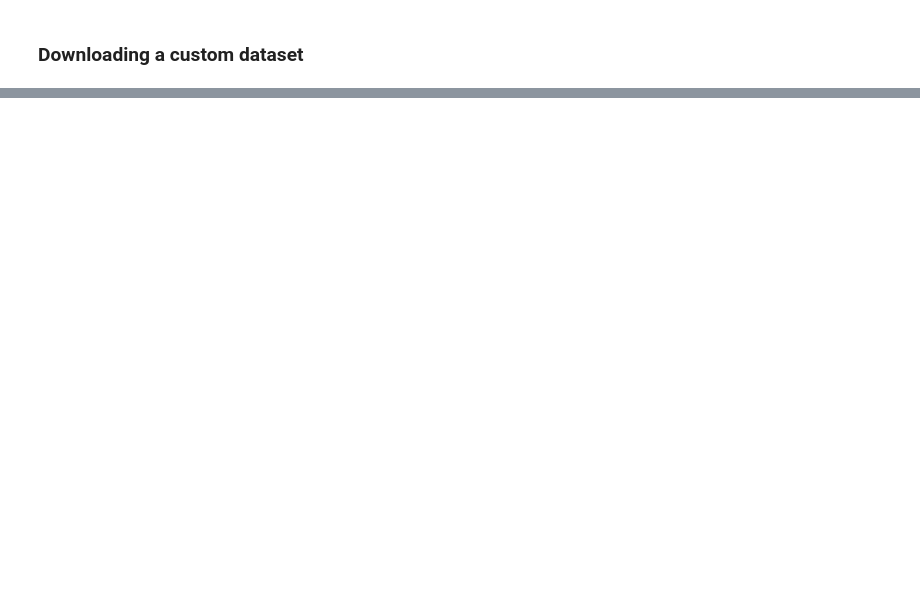
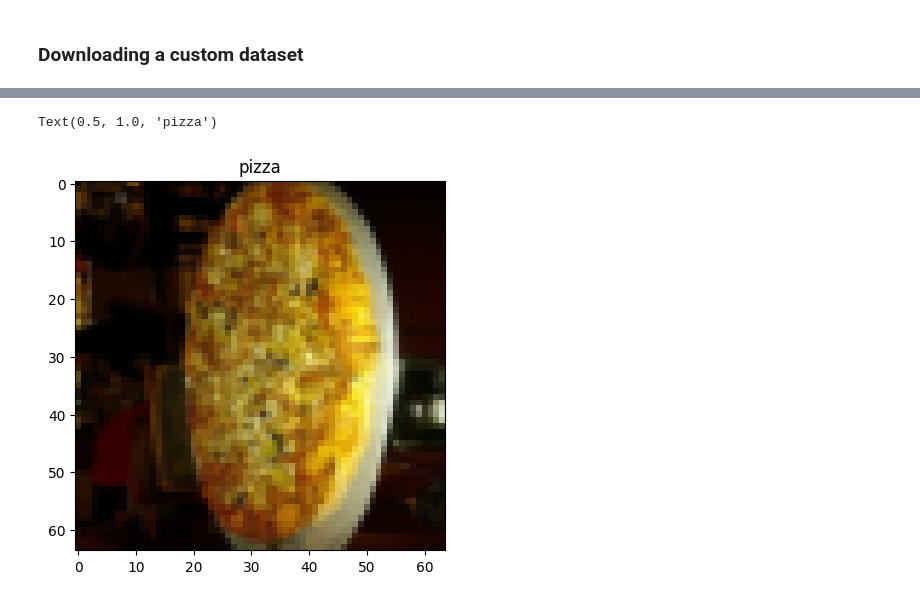
Before and after one commit to GGisMee/PyTorch, a Jupyter notebook: 04/custom_datasets.ipynb, the cells around one changed output, grey strips where cells are left out. Drawn from its saved outputs; the diff is of its cells as text; code cells hidden in the pictures; blank space fills up the shorter version.

Commit message:
custom datasets done

```diff
--- a/04/custom_datasets.ipynb
+++ b/04/custom_datasets.ipynb
@@ -54,0 +55,6 @@ Unzipping pizza, steak and sushi data
+# %%
+# Setup training and testing paths
+train_dir = image_path / 'train'
+test_dir = image_path / 'test'
+
+train_dir, test_dir
@@ -54,0 +165,12 @@ Unzipping pizza, steak and sushi data
+# %%
+from torchvision import datasets
+# the ImageFolder class makes a division automaticly without having to hardcode it, because we have our data already structured in the pytorch style with first the dataset then train and test dir with pictures in them
+train_data = datasets.ImageFolder(root=train_dir,
+                                  transform=data_transform, # a transform for the data
+                                  target_transform=None, # a transform for the targets/labels
+                                  )
+test_data = datasets.ImageFolder(root=test_dir,
+                                  transform=data_transform, # a transform for the data
+                                  target_transform=None, # a transform for the targets/labels
+                                  )
+train_data, test_data
@@ -54,0 +196,6 @@ Unzipping pizza, steak and sushi data
+# %%
+plt.imshow(test_data[0][0].permute(2,1,0))
+plt.title(test_data.classes[test_data[0][1]])
+# %% [output]
+Text(0.5, 1.0, 'pizza')
+[figure, added]
```
Also changed, not shown: parts of 19 cells of this notebook.
